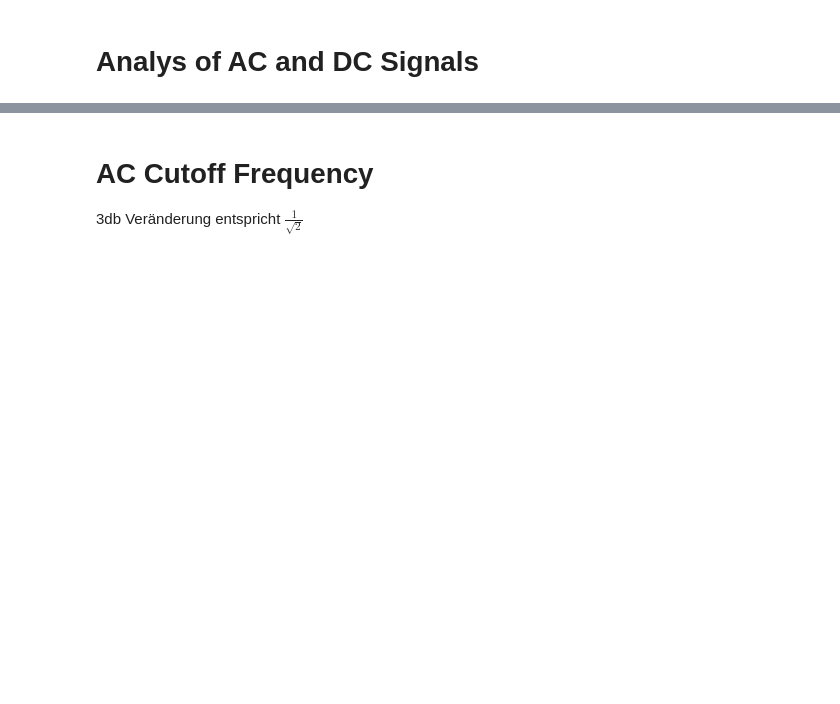
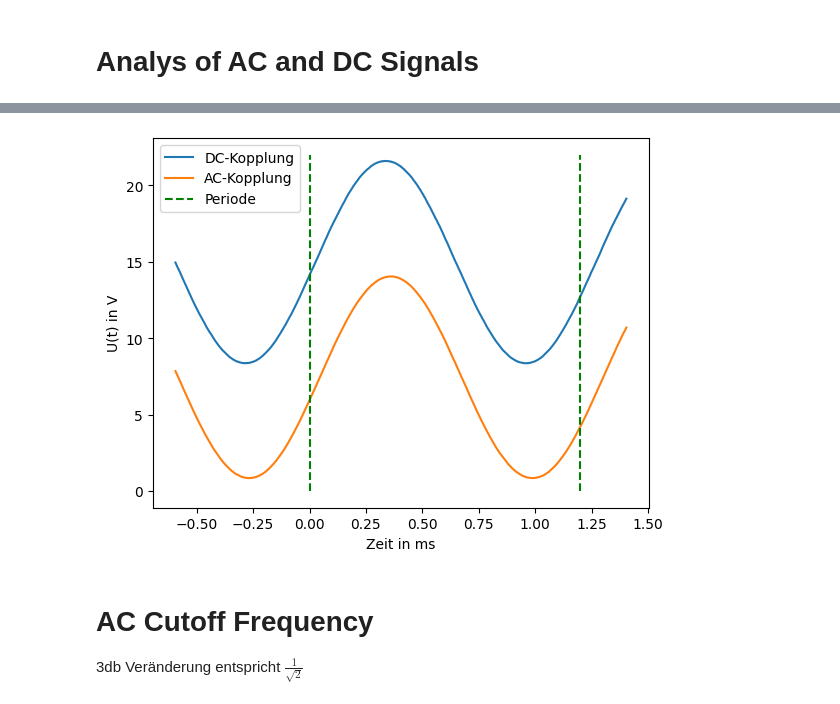
Before and after one commit to JaxRaffnix/Python-Grundlagen-Elektrotechnik, a Jupyter notebook: Labor3/experiment.ipynb, the cells around one changed output, grey strips where cells are left out. Saved outputs shown, nothing was run; the diff lists cells and outputs as text; code cells hidden in the pictures; blank space fills up the shorter version.

```diff
--- a/Labor3/experiment.ipynb
+++ b/Labor3/experiment.ipynb
@@ -51,3 +9,43 @@ plt.vlines(x=1*dc_period, ymin= mymin, ymax=mymax, colors="g", label="Periode")
+# %%
+# Values from Oscilloscope
+
+ac_period = 1.2 # ms
+ac_amplitude = 13.3 # V
+ac_dcpart = 0 # V
+ac_rms = 4.57 # V
+
+dc_period = 1.21 # ms
+dc_amplitude = 13.44    # V
+dc_rms = 9.59    # V
+dc_bot = 0.8    # V
+dc_dcpart = dc_bot + 0.5 * dc_amplitude    # V
+
+#########################
+
+ax= plt.gca()       # common axis for both signals
+
+dc_signal = pd.read_csv(r"3-2-b-2.csv")
+dc_signal["second"] *= 10**3
+dc_signal["Volt"] += dc_dcpart
+dc_signal.plot(kind="line", x="second", y="Volt", ax=ax, label="DC-Kopplung")
+
+ac_signal = pd.read_csv(r"3-2-b-1.csv")
+ac_signal["second"] *= 10**3    # convert to ms
+ac_signal.plot(kind="line", x="second", y="Volt", ax=ax, label="AC-Kopplung")
+
+mymin = 0
+mymax = 22
+plt.vlines(x=0*ac_period, ymin= mymin, ymax=mymax, colors="g", linestyles="dashed", label="Periode")
+plt.vlines(x=1*ac_period, ymin= mymin, ymax=mymax, colors="g", linestyles="dashed")
+
+plt.xlabel("Zeit in ms")
+plt.ylabel("U(t) in V")
+plt.legend()
+plt.show()
+
+# Missing: Measure ablenkungsempfindlichkeit
+# %% [output]
+[figure, added]
 # %% [markdown]
 # AC Cutoff Frequency
 
```
Also changed, not shown: parts of 4 cells of this notebook.
